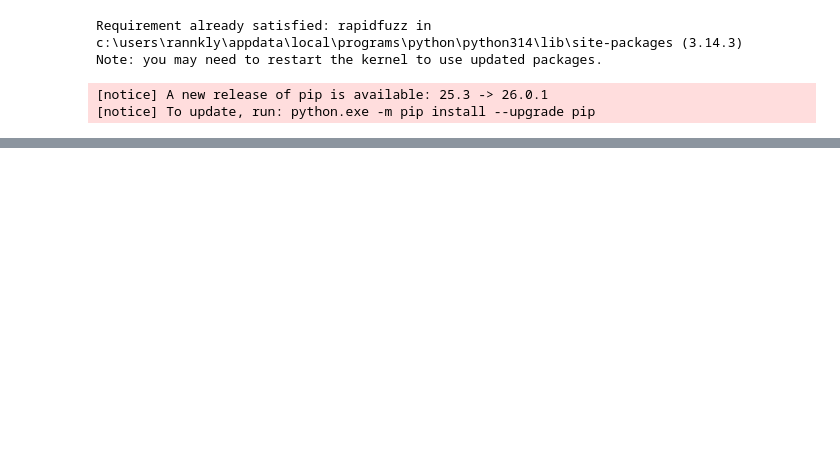
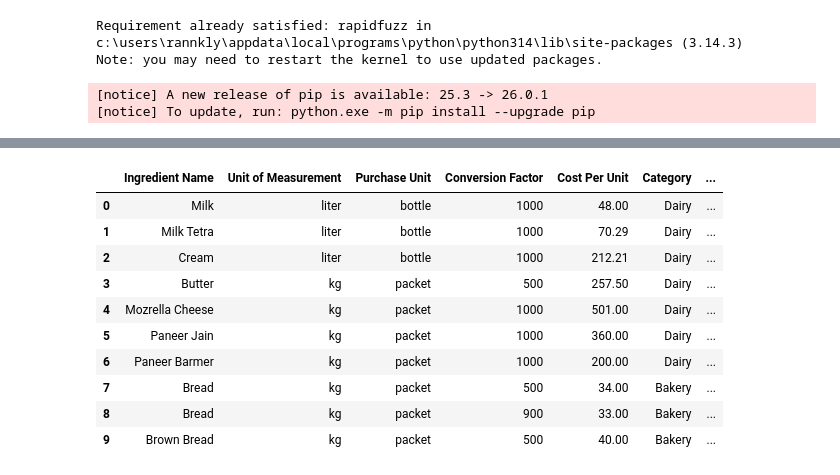
Before and after one commit to ajitabh9t2/complete_python, a Jupyter notebook: rannkly_project/inventory_management.ipynb, the cells around one changed output, grey strips where cells are left out. Drawn from its saved outputs; the diff is of its cells as text; code cells hidden in the pictures; blank space fills up the shorter version.

```diff
--- a/rannkly_project/inventory_management.ipynb
+++ b/rannkly_project/inventory_management.ipynb
@@ -441,3 +433,17 @@ def normalize_unit(value, threshold=80):
 df["Unit of Measurement"] = df["Unit of Measurement"].apply(normalize_unit)
 # %%
 df.to_csv(output_path, index=False)
+# %%
+df.head(10)
+# %% [output]
+|  | Ingredient Name | Unit of Measurement | Purchase Unit | Conversion Factor | Cost Per Unit | Category | ... |
+| 0 | Milk | liter | bottle | 1000 | 48.00 | Dairy | ... |
+| 1 | Milk Tetra | liter | bottle | 1000 | 70.29 | Dairy | ... |
+| 2 | Cream | liter | bottle | 1000 | 212.21 | Dairy | ... |
+| 3 | Butter | kg | packet | 500 | 257.50 | Dairy | ... |
+| 4 | Mozrella Cheese | kg | packet | 1000 | 501.00 | Dairy | ... |
+| 5 | Paneer Jain | kg | packet | 1000 | 360.00 | Dairy | ... |
+| 6 | Paneer Barmer | kg | packet | 1000 | 200.00 | Dairy | ... |
+| 7 | Bread | kg | packet | 500 | 34.00 | Bakery | ... |
+| 8 | Bread | kg | packet | 900 | 33.00 | Bakery | ... |
+| 9 | Brown Bread | kg | packet | 500 | 40.00 | Bakery | ... |
```
Also changed, not shown: parts of 5 cells of this notebook, 5 other files.
